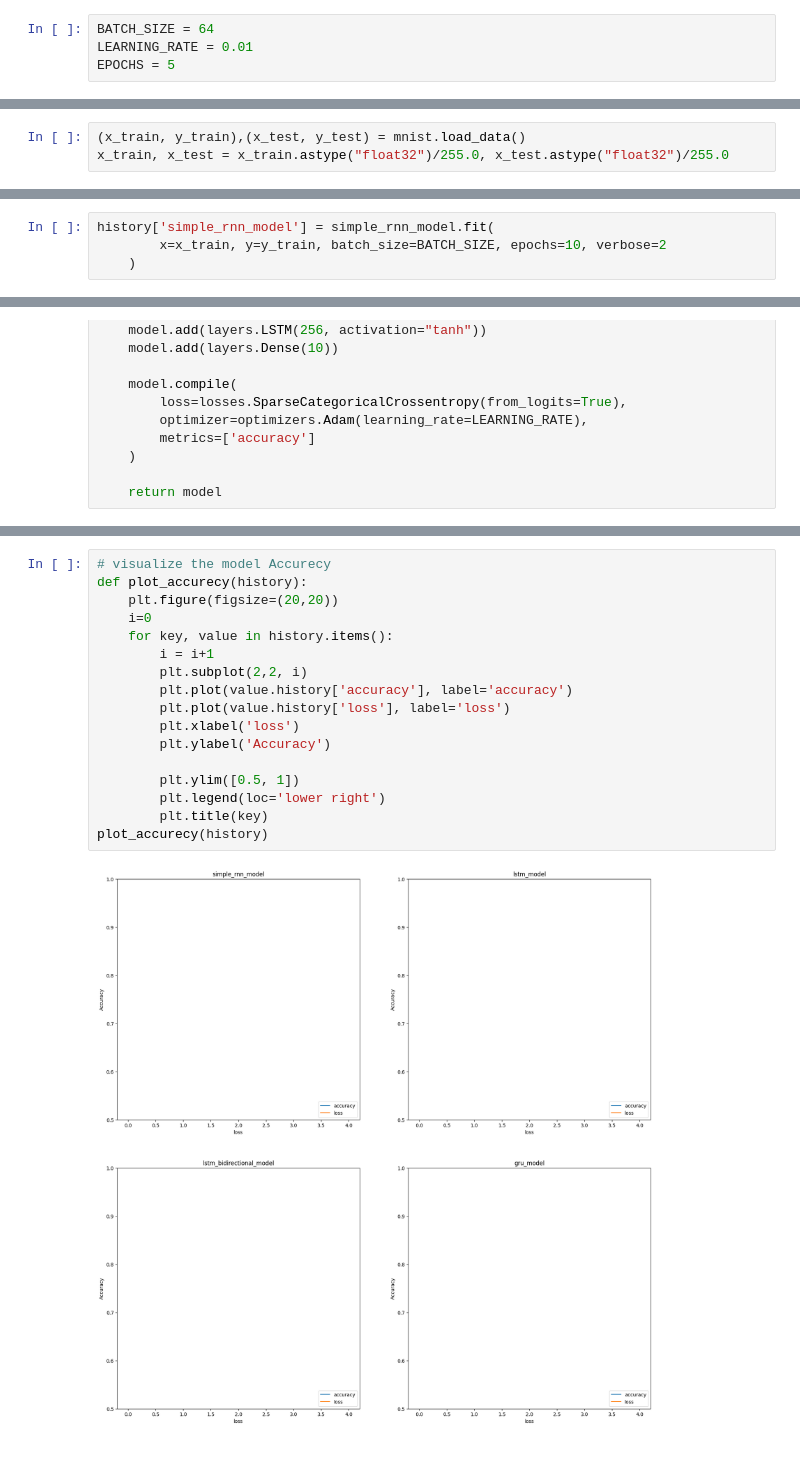
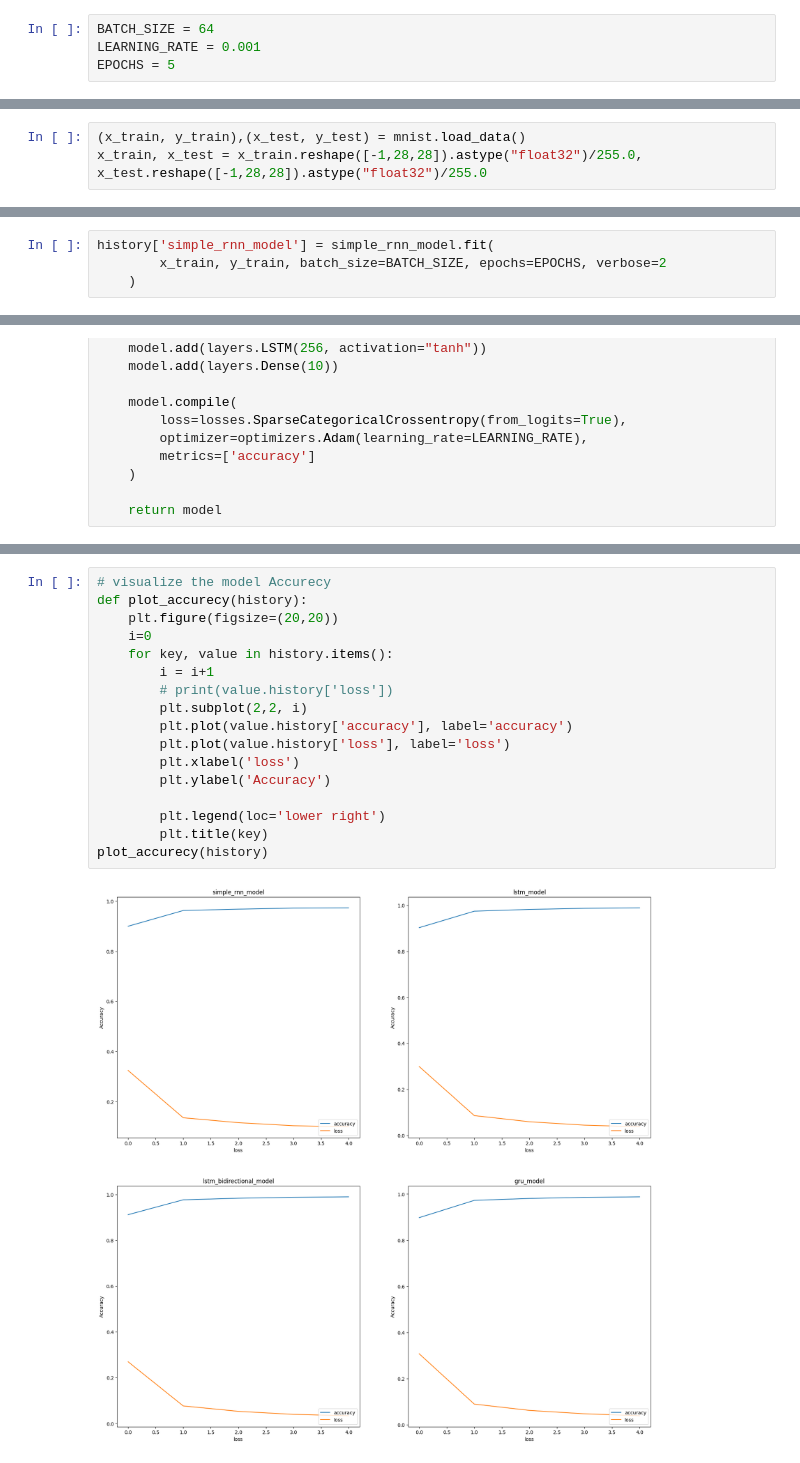
Before and after one commit to Limon-7/deep-learning-libray, a Jupyter notebook: TensorFlow/5-RNN-LSTM-GRU.ipynb, the cells around one changed output, grey strips where cells are left out. Saved outputs shown, nothing was run; the diff lists cells and outputs as text.

Commit message:
Added: visualizationfor error and accuracy for LSTM, SimpleRnn, GRU

```diff
--- a/TensorFlow/5-RNN-LSTM-GRU.ipynb
+++ b/TensorFlow/5-RNN-LSTM-GRU.ipynb
@@ -20,14 +20,14 @@ losses = keras.losses
 mnist = keras.datasets.mnist
 # %%
 BATCH_SIZE = 64
-LEARNING_RATE = 0.01
+LEARNING_RATE = 0.001
 EPOCHS = 5
 # %%
 history = {}
 test_score = {}
 # %%
 (x_train, y_train),(x_test, y_test) = mnist.load_data()
-x_train, x_test = x_train.astype("float32")/255.0, x_test.astype("float32")/255.0
+x_train, x_test = x_train.reshape([-1,28,28]).astype("float32")/255.0, x_test.reshape([-1,28,28]).astype("float32")/255.0
 # %%
 def SimpleRnn():
     model = keras.Sequential()
@@ -66,5 +67,5 @@ None
 # %%
 history['simple_rnn_model'] = simple_rnn_model.fit(
-        x=x_train, y=y_train, batch_size=BATCH_SIZE, epochs=10, verbose=2
+        x_train, y_train, batch_size=BATCH_SIZE, epochs=EPOCHS, verbose=2
     )
 # %% [output]
@@ -248,19 +254,19 @@ Epoch 5/5
 # %%
 # visualize the model Accurecy
 def plot_accurecy(history):
     plt.figure(figsize=(20,20))
     i=0
     for key, value in history.items():
         i = i+1
+        # print(value.history['loss'])
         plt.subplot(2,2, i)
         plt.plot(value.history['accuracy'], label='accuracy')
         plt.plot(value.history['loss'], label='loss')
         plt.xlabel('loss')
         plt.ylabel('Accuracy')
 
-        plt.ylim([0.5, 1])
         plt.legend(loc='lower right')
         plt.title(key)
 plot_accurecy(history)
 # %% [output]
-[figure, old version]
+[figure, new version]
```
Also changed, not shown: parts of 15 cells of this notebook.
